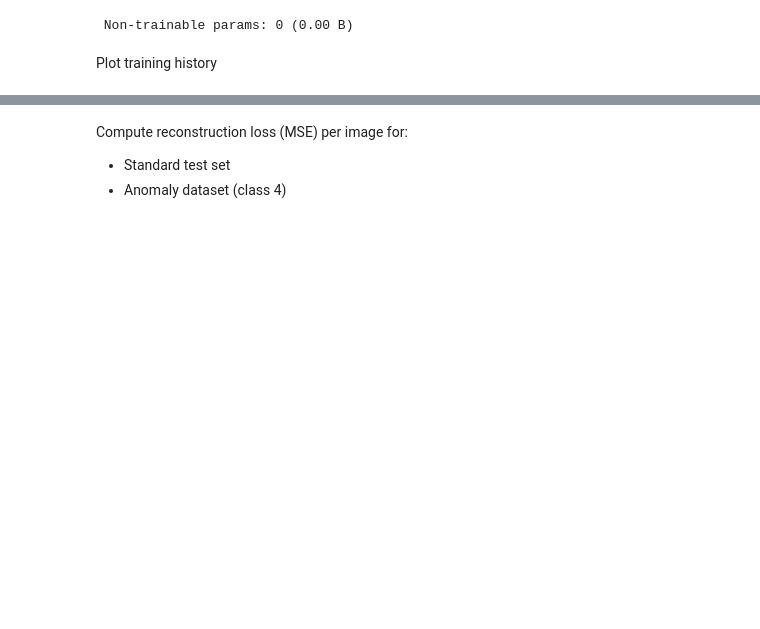
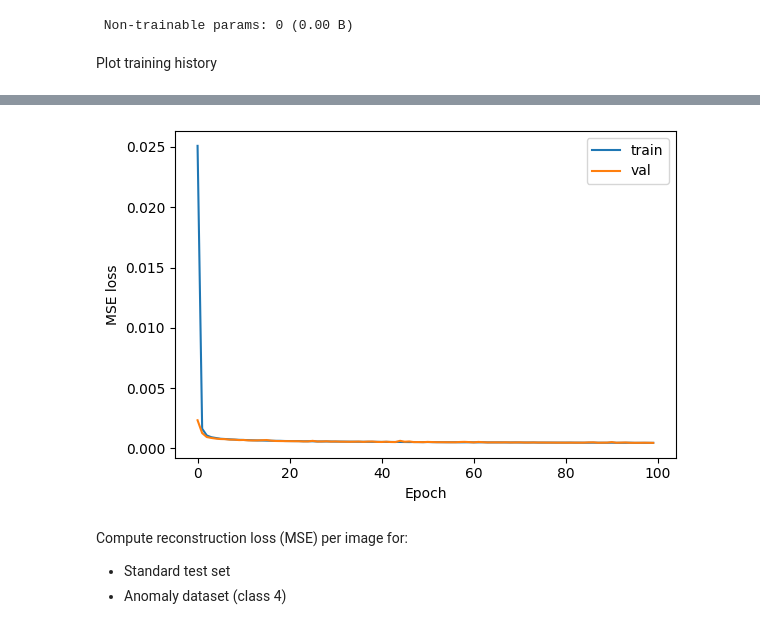
Before and after one commit to thomas1608/phy466, a Jupyter notebook: ExamAssignment.ipynb, the cells around one changed output, grey strips where cells are left out. Cells and saved outputs as stored; diff of their text form; code cells hidden in the pictures; blank space fills up the shorter version.

```diff
--- a/ExamAssignment.ipynb
+++ b/ExamAssignment.ipynb
@@ -580,3 +500,14 @@ KeyboardInterrupt:
+# %%
+plt.figure(figsize=(6, 4))
+plt.plot(hist["loss"], label="train")
+plt.plot(hist["val_loss"], label="val")
+plt.xlabel("Epoch")
+plt.ylabel("MSE loss")
+plt.legend()
+plt.tight_layout()
+plt.show()
+# %% [output]
+[figure, added]
 # %% [markdown]
 Compute reconstruction loss (MSE) per image for:
 - Standard test set
```
Also changed, not shown: parts of 33 cells of this notebook.
